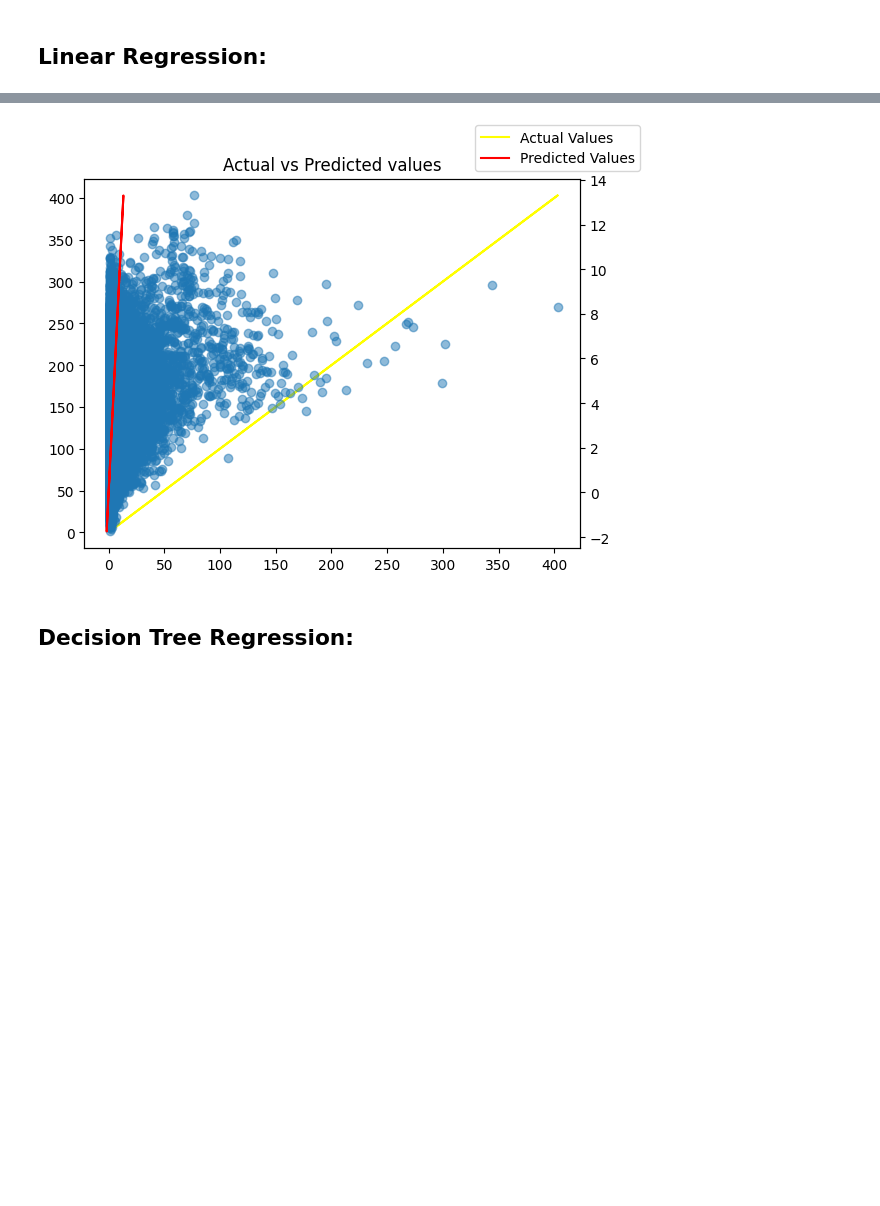
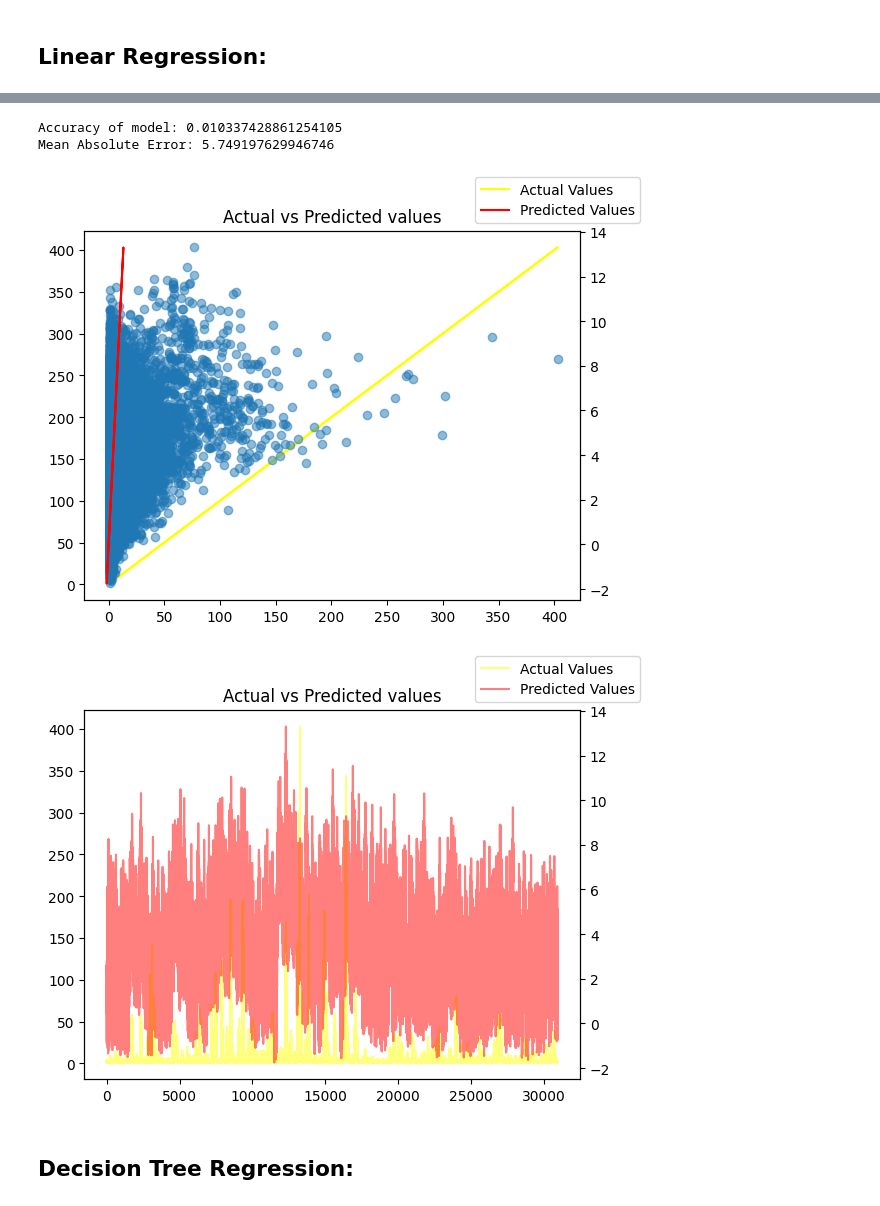
Before and after one commit to FarazRazi/Uber-Demand-Supply-Forecasting-with-AI, a Jupyter notebook: src/main.ipynb, the cells around one changed output, grey strips where cells are left out. Saved outputs shown, nothing was run; the diff lists cells and outputs as text; code cells hidden in the pictures; blank space fills up the shorter version.

```diff
--- a/src/main.ipynb
+++ b/src/main.ipynb
@@ -8,2 +35,42 @@ import numpy as np
+# %%
+# Read the CSV file
+data = pd.read_csv('../dataset/processedData/orders_weather_cluster_map_poi.csv')
+# laod test data
+test_data = pd.read_csv('../dataset/processedData/orders_weather_cluster_map_poi_test.csv')
+
+def train_predict_model(model):
+
+    # variables : time_slot,weekday,order_gap,supply,demand,temperature,pm25,start_region_id,start_poi_ids,dest_region_id,dest_poi_ids
+    # dependent variable: order_gap, supply, demand
+    # independent variables: time_slot,weekday,temperature,pm25,start_region_id,start_poi_ids,dest_region_id,dest_poi_ids
+
+    # Split the data into independent and dependent variables
+    X = data[['time_slot','weekday','temperature','pm25','start_poi_ids','dest_poi_ids']]
+    y = data['order_gap']
+
+    # Create a model and fit the data
+    ml = model()
+    ml.fit(X, y)
+
+    # Predict the values for the test set
+    y_pred = ml.predict(test_data[['time_slot','weekday','temperature','pm25','start_poi_ids','dest_poi_ids']])
+
+    # Compute the R-squared score for the Linear Regression model
+    accuracy = r2_score(test_data['supply'], y_pred)
+
+    # Print the accuracy
+    print("Accuracy of model:", accuracy)
+
+    # Calculate the mean absolute error
+    mae = np.mean(np.abs(test_data['supply'] - y_pred))
+
+    # Print the result
+    print('Mean Absolute Error:', mae)
+
+    # Plot the predicted values against the actual values in scatter plot
+    plot_scatter(test_data['supply'], y_pred)
+
+    # Plot the predicted values against the actual values in line plot
+    plot_line(test_data['supply'], y_pred)
 # %% [markdown]
 ## Linear Regression:
@@ -50,18 +77,12 @@ Mean Absolute Error: 5.749197629946746
-# %%
-# Plot the predicted values against the actual values in line plot
-fig, ax1 = plt.subplots()
-
-ax1.plot(test_data['supply'], test_data['supply'], color='yellow', label='Actual Values')
-
-ax2 = ax1.twinx()
-
-ax2.plot(y_pred, y_pred, color='red', label='Predicted Values')
-
-plt.title("Actual vs Predicted values")
-plt.scatter(test_data['supply'], y_pred, alpha=0.5)
-fig.legend()
-plt.show()
-# %% [output]
-[figure, removed]
+# %%
+from sklearn.linear_model import LinearRegression
+
+# Train and Predict using model
+train_predict_model(LinearRegression)
+# %% [output]
+Accuracy of model: 0.010337428861254105
+Mean Absolute Error: 5.749197629946746
+[figure, added]
+[figure, added]
 # %% [markdown]
 ## Decision Tree Regression:
```
Also changed, not shown: parts of 20 cells of this notebook.
